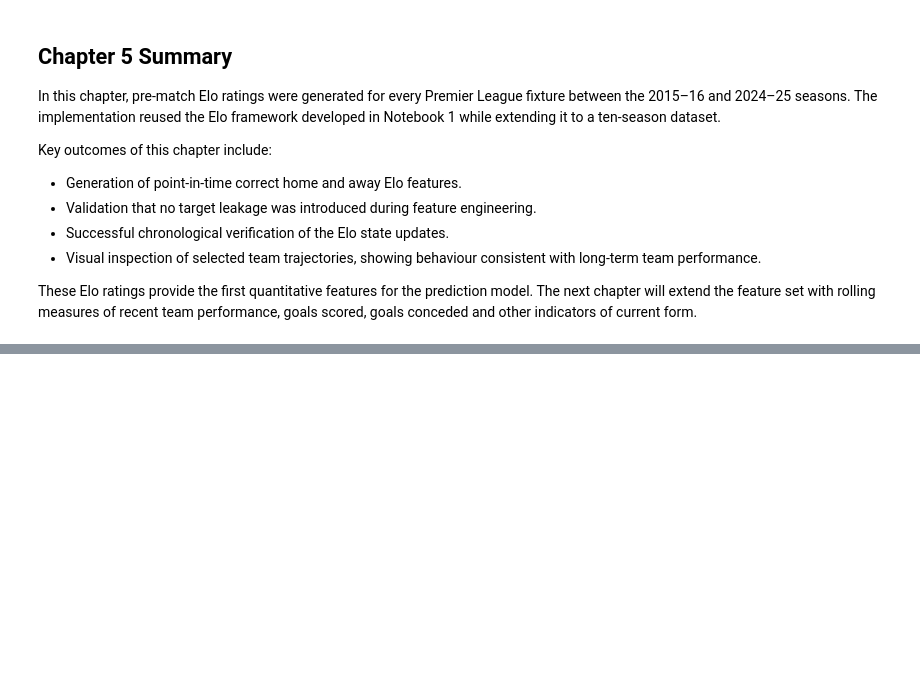
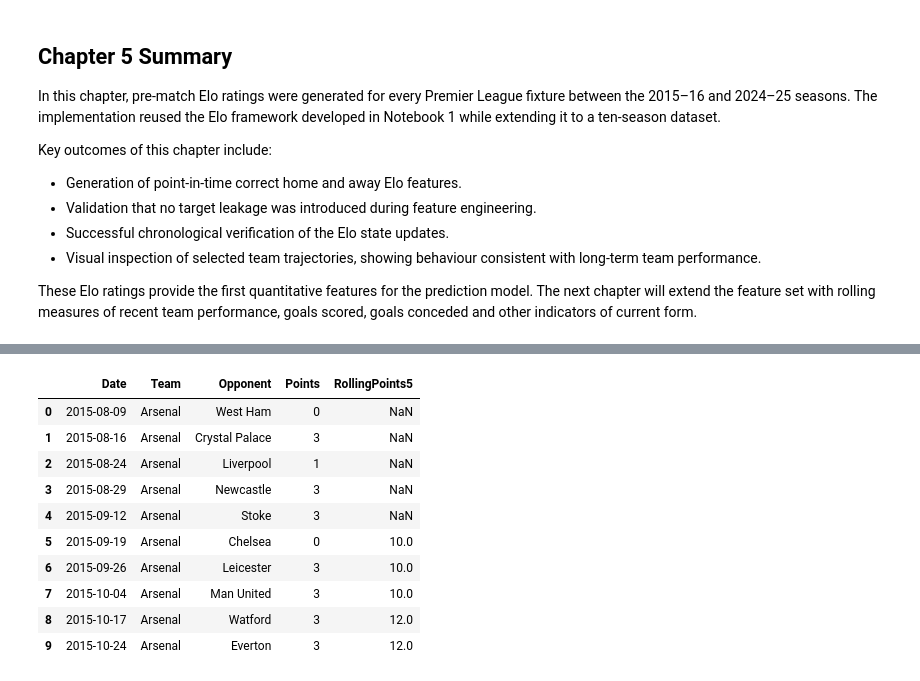
Before and after one commit to kieranforkan/premier-league-probability-engine, a Jupyter notebook: notebooks/02_feature_engineering.ipynb, the cells around one changed output, grey strips where cells are left out. Saved outputs shown, nothing was run; the diff lists cells and outputs as text; code cells hidden in the pictures; blank space fills up the shorter version.

```diff
--- a/notebooks/02_feature_engineering.ipynb
+++ b/notebooks/02_feature_engineering.ipynb
@@ -904,0 +1166,37 @@ These Elo ratings provide the first quantitative features for the prediction mod
+# %%
+# Calculate points earned across the previous five matches
+# within the same season
+team_history["RollingPoints5"] = (
+    team_history
+    .groupby(["Team", "Season"])["Points"]
+    .transform(
+        lambda points: (
+            points
+            .shift(1)
+            .rolling(window=5, min_periods=5)
+            .sum()
+        )
+    )
+)
+
+team_history[
+    [
+        "Date",
+        "Team",
+        "Opponent",
+        "Points",
+        "RollingPoints5",
+    ]
+].head(10)
+# %% [output]
+|  | Date | Team | Opponent | Points | RollingPoints5 |
+| 0 | 2015-08-09 | Arsenal | West Ham | 0 | NaN |
+| 1 | 2015-08-16 | Arsenal | Crystal Palace | 3 | NaN |
+| 2 | 2015-08-24 | Arsenal | Liverpool | 1 | NaN |
+| 3 | 2015-08-29 | Arsenal | Newcastle | 3 | NaN |
+| 4 | 2015-09-12 | Arsenal | Stoke | 3 | NaN |
+| 5 | 2015-09-19 | Arsenal | Chelsea | 0 | 10.0 |
+| 6 | 2015-09-26 | Arsenal | Leicester | 3 | 10.0 |
+| 7 | 2015-10-04 | Arsenal | Man United | 3 | 10.0 |
+| 8 | 2015-10-17 | Arsenal | Watford | 3 | 12.0 |
+| 9 | 2015-10-24 | Arsenal | Everton | 3 | 12.0 |
```
Also changed, not shown: parts of 15 cells of this notebook.
